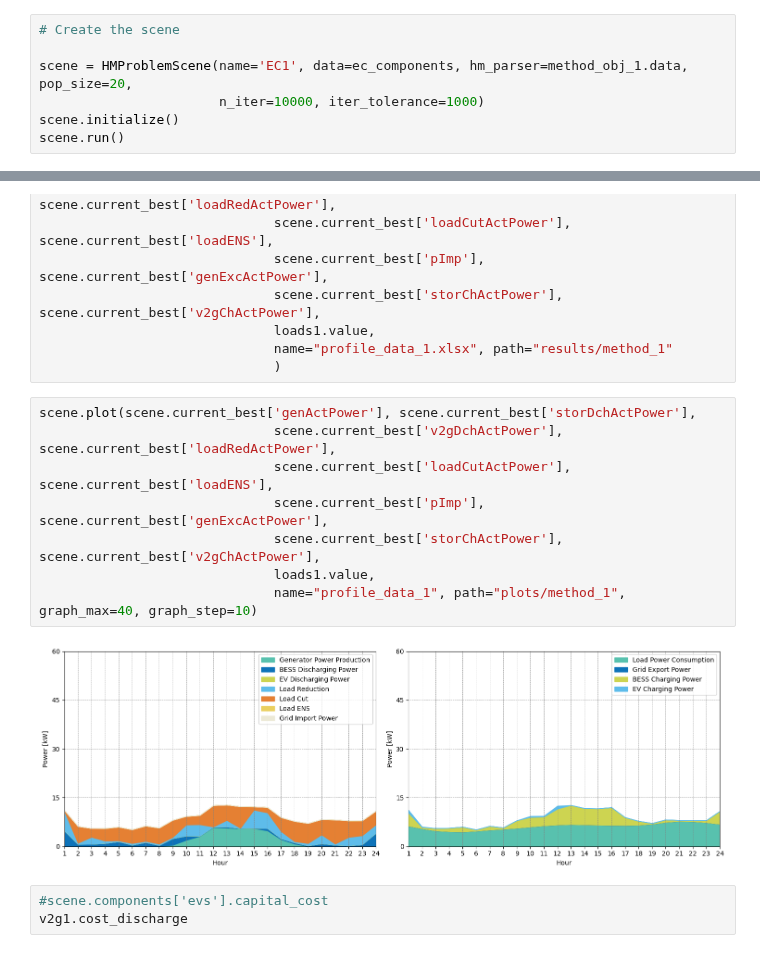
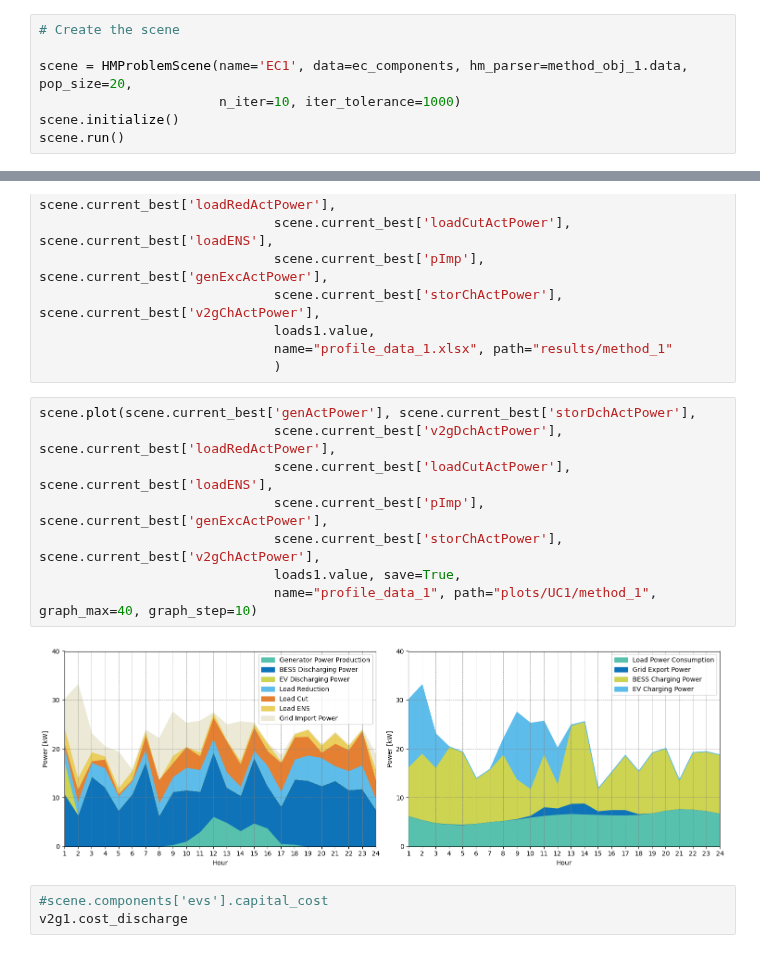
Before and after one commit to cpguzman/energy_communities_management, a Jupyter notebook: pyecom_eduardo/pyecom_hydedf_example.ipynb, the cells around one changed output, grey strips where cells are left out. Cells and saved outputs as stored; diff of their text form.

```diff
--- a/pyecom_eduardo/pyecom_hydedf_example.ipynb
+++ b/pyecom_eduardo/pyecom_hydedf_example.ipynb
@@ -146,7 +148,7 @@ ec_components
 # Create the scene
 
 scene = HMProblemScene(name='EC1', data=ec_components, hm_parser=method_obj_1.data, pop_size=20,
-                       n_iter=10000, iter_tolerance=1000)
+                       n_iter=10, iter_tolerance=1000)
 scene.initialize()
 scene.run()
 # %%
@@ -169,13 +165,13 @@ scene.export_profile_to_excel(scene.current_best['genActPower'], scene.current_b
 # %%
 scene.plot(scene.current_best['genActPower'], scene.current_best['storDchActPower'],
                               scene.current_best['v2gDchActPower'], scene.current_best['loadRedActPower'],
                               scene.current_best['loadCutActPower'], scene.current_best['loadENS'],
                               scene.current_best['pImp'], scene.current_best['genExcActPower'],
                               scene.current_best['storChActPower'], scene.current_best['v2gChActPower'],
-                              loads1.value,
-                              name="profile_data_1", path="plots/method_1", graph_max=40, graph_step=10)
+                              loads1.value, save=True,
+                              name="profile_data_1", path="plots/UC1/method_1", graph_max=40, graph_step=10)
 # %% [output]
-[figure, old version]
+[figure, new version]
 # %%
 #scene.components['evs'].capital_cost
 v2g1.cost_discharge
```
Also changed, not shown: parts of 32 cells of this notebook, 2 other files.
